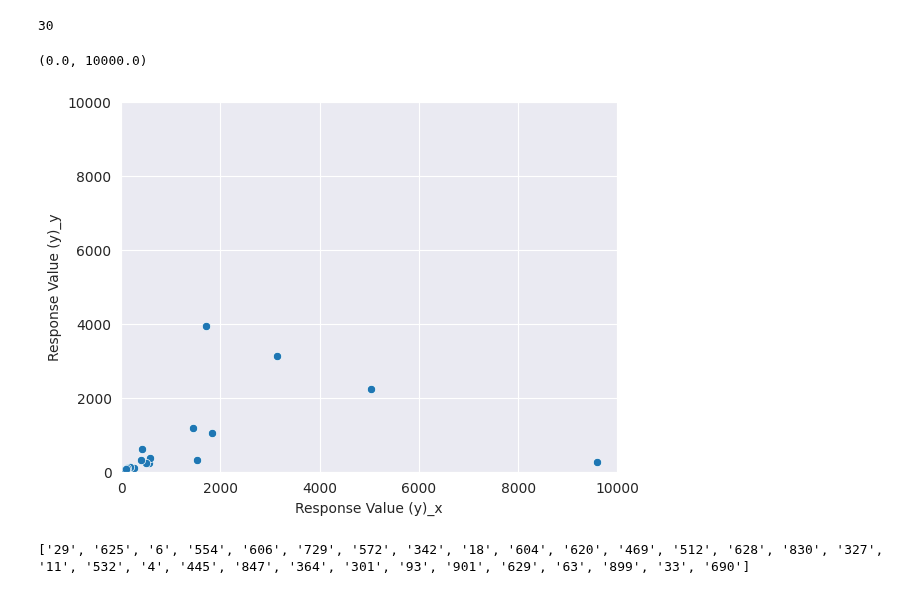
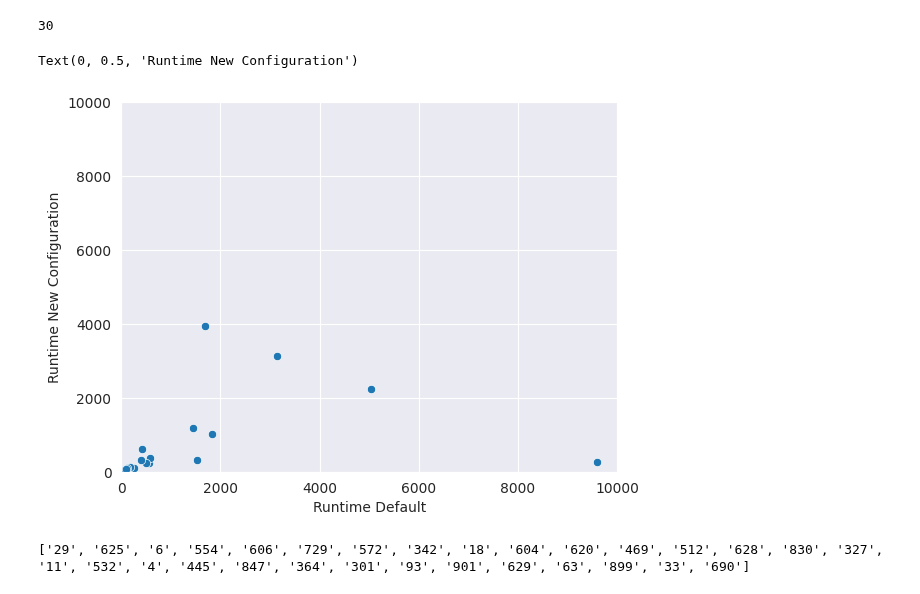
Before and after one commit to Skippybal/Styx, a Jupyter notebook: compare.ipynb, the cells around one changed output. Drawn from its saved outputs; the diff is of its cells as text; code cells hidden in the pictures.

```diff
--- a/compare.ipynb
+++ b/compare.ipynb
@@ -284,10 +290,12 @@ print(len(combined_frame))
 # %%
 plto = sns.scatterplot(data=combined_frame, x="Response Value (y)_x", y="Response Value (y)_y")
 plto.set_xlim(0, 10_000)
 plto.set_ylim(0, 10_000)
+plt.xlabel("Runtime Default")
+plt.ylabel("Runtime New Configuration")
 # %% [output]
-(0.0, 10000.0)
+Text(0, 0.5, 'Runtime New Configuration')
-[figure, old version]
+[figure, new version]
 # %%
 # Indexing is -1 here, which is awful, but well, nevermind is was issue with header....
 inst_lis = list(combined_frame["Instance ID"] -1)
```
Also changed, not shown: parts of 2 cells of this notebook.
